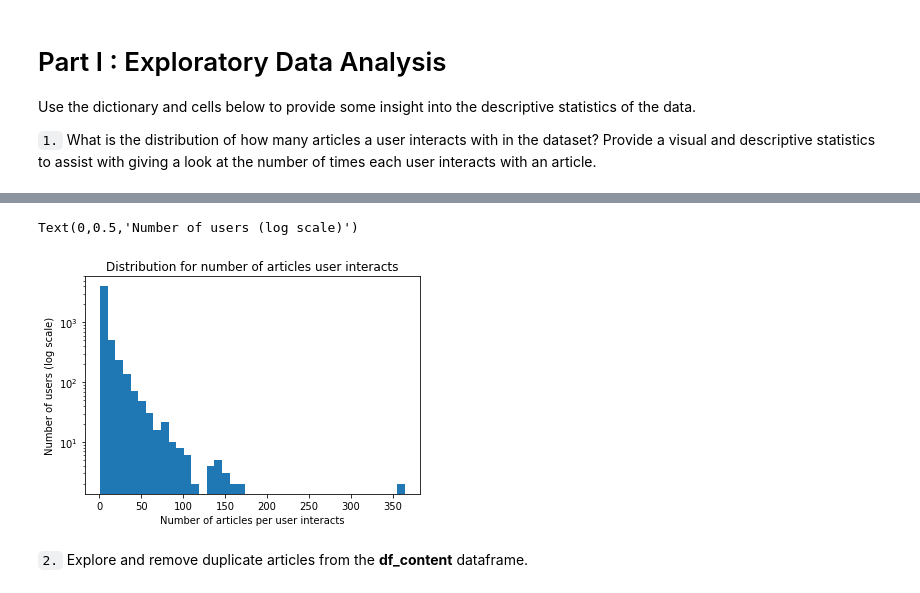
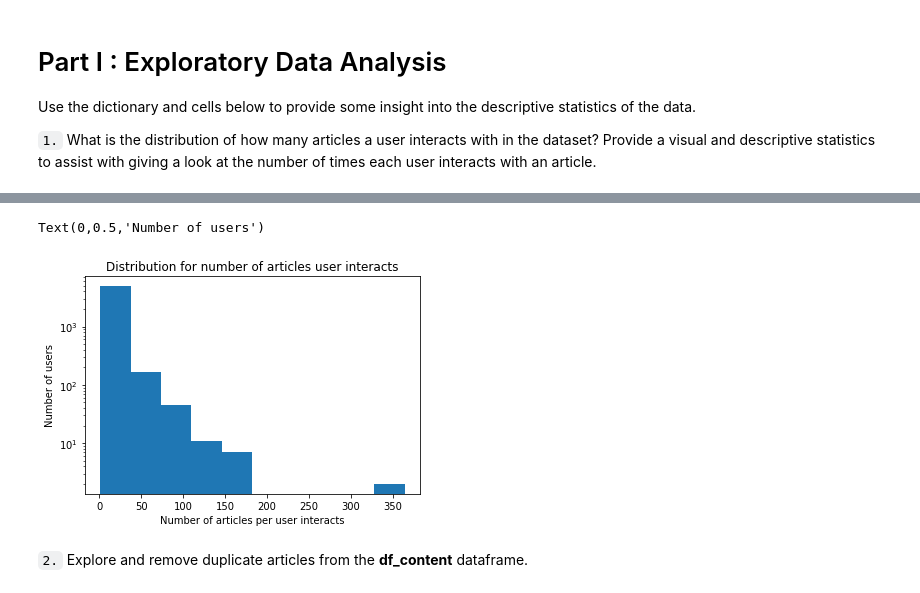
Before and after one commit to kinaMouelouel/Recommendations_with_IBM, a Jupyter notebook: Recommendations_with_IBM.ipynb, the cells around one changed output, grey strips where cells are left out. Saved outputs shown, nothing was run; the diff lists cells and outputs as text; code cells hidden in the pictures.

```diff
--- a/Recommendations_with_IBM.ipynb
+++ b/Recommendations_with_IBM.ipynb
@@ -54,0 +65,3 @@ df_content.head()
+# %%
+# Convert article_id data type to string
+df['article_id'] = df['article_id'].astype(str)
@@ -59,4 +100,5 @@ Use the dictionary and cells below to provide some insight into the descriptive
 
 `1.` What is the distribution of how many articles a user interacts with in the dataset?  Provide a visual and descriptive statistics to assist with giving a look at the number of times each user interacts with an article.
 # %%
-df_2 = df[['email','article_id']].groupby('email').count()
+#Get how many articles a user interacts with in the dataset
+data = df[['email','article_id']].groupby('email').count()
@@ -77,10 +119,10 @@ summary=df_2.describe()
 # %%
-plt.hist(df_2.article_id, bins=40, log=True)
+plt.hist(data['article_id'], bins=10, log=True)
 plt.title('Distribution for number of articles user interacts')
 plt.xlabel('Number of articles per user interacts')
-plt.ylabel('Number of users (log scale)')
+plt.ylabel('Number of users')
 # %% [output]
-Text(0,0.5,'Number of users (log scale)')
+Text(0,0.5,'Number of users')
-[figure, old version]
+[figure, new version]
 # %%
 # Fill in the median and maximum number of user_article interactios below
```
Also changed, not shown: parts of 39 cells of this notebook, 2 other files.
